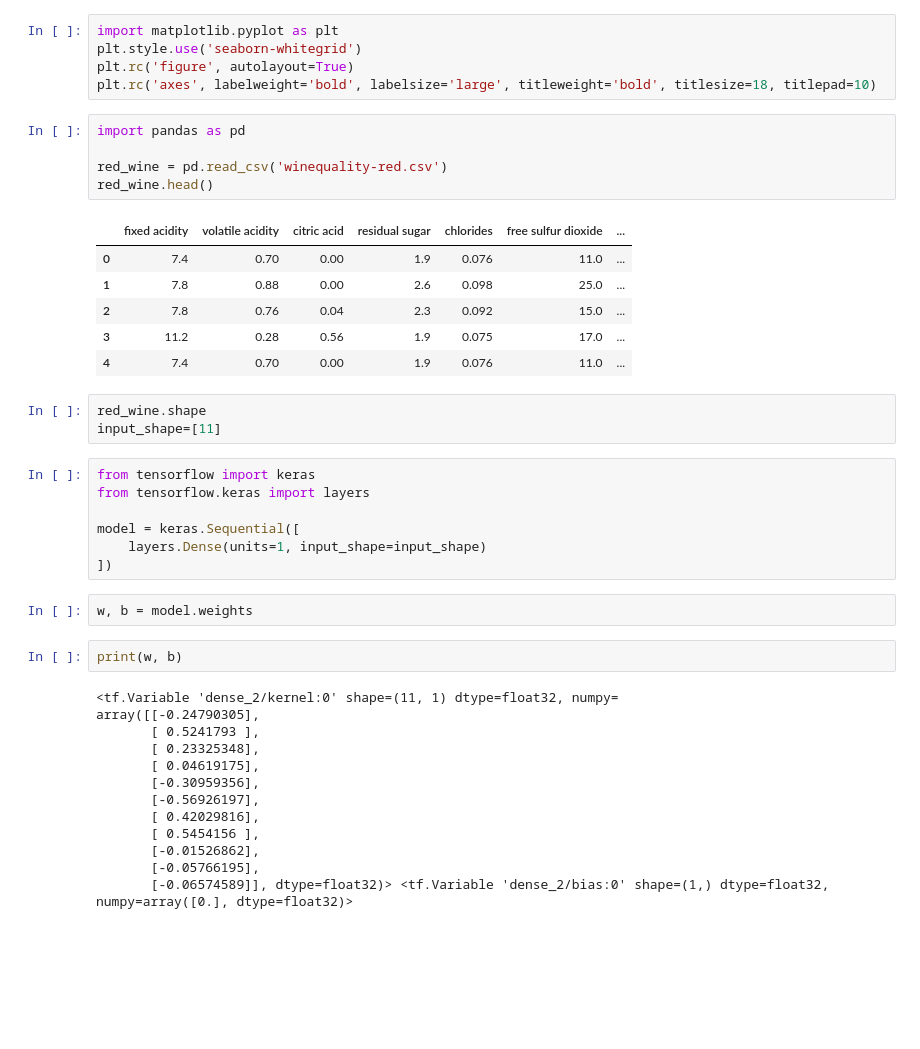
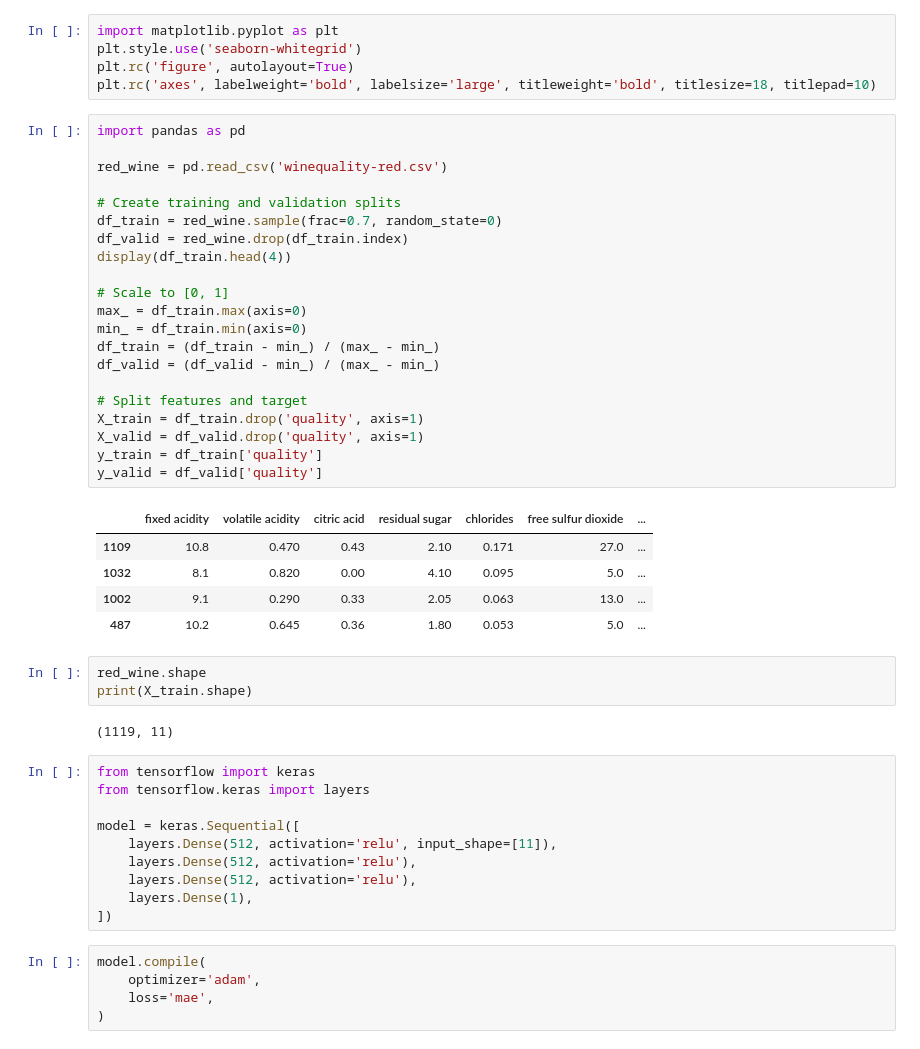
Before and after one commit to treezy254/Data-Science-Prep, a Jupyter notebook: red-wine.ipynb, the cells around one changed output. Saved outputs shown, nothing was run; the diff lists cells and outputs as text; blank space fills up the shorter version.

```diff
--- a/red-wine.ipynb
+++ b/red-wine.ipynb
@@ -7,42 +7,50 @@ import matplotlib.pyplot as plt
 plt.style.use('seaborn-whitegrid')
 plt.rc('figure', autolayout=True)
 plt.rc('axes', labelweight='bold', labelsize='large', titleweight='bold', titlesize=18, titlepad=10)
-# %%
-import pandas as pd
-
-red_wine = pd.read_csv('winequality-red.csv')
-red_wine.head()
-# %% [output]
-|  | fixed acidity | volatile acidity | citric acid | residual sugar | chlorides | free sulfur dioxide | ... |
-| 0 | 7.4 | 0.70 | 0.00 | 1.9 | 0.076 | 11.0 | ... |
-| 1 | 7.8 | 0.88 | 0.00 | 2.6 | 0.098 | 25.0 | ... |
-| 2 | 7.8 | 0.76 | 0.04 | 2.3 | 0.092 | 15.0 | ... |
-| 3 | 11.2 | 0.28 | 0.56 | 1.9 | 0.075 | 17.0 | ... |
-| 4 | 7.4 | 0.70 | 0.00 | 1.9 | 0.076 | 11.0 | ... |
-# %%
-red_wine.shape
-input_shape=[11]
+# %%
+import pandas as pd
+
+red_wine = pd.read_csv('winequality-red.csv')
+
+# Create training and validation splits
+df_train = red_wine.sample(frac=0.7, random_state=0)
+df_valid = red_wine.drop(df_train.index)
+display(df_train.head(4))
+
+# Scale to [0, 1]
+max_ = df_train.max(axis=0)
+min_ = df_train.min(axis=0)
+df_train = (df_train - min_) / (max_ - min_)
+df_valid = (df_valid - min_) / (max_ - min_)
+
+# Split features and target
+X_train = df_train.drop('quality', axis=1)
+X_valid = df_valid.drop('quality', axis=1)
+y_train = df_train['quality']
+y_valid = df_valid['quality']
+# %% [output]
+|  | fixed acidity | volatile acidity | citric acid | residual sugar | chlorides | free sulfur dioxide | ... |
+| 1109 | 10.8 | 0.470 | 0.43 | 2.10 | 0.171 | 27.0 | ... |
+| 1032 | 8.1 | 0.820 | 0.00 | 4.10 | 0.095 | 5.0 | ... |
+| 1002 | 9.1 | 0.290 | 0.33 | 2.05 | 0.063 | 13.0 | ... |
+| 487 | 10.2 | 0.645 | 0.36 | 1.80 | 0.053 | 5.0 | ... |
+# %%
+red_wine.shape
+print(X_train.shape)
+# %% [output]
+(1119, 11)
 # %%
 from tensorflow import keras
 from tensorflow.keras import layers
 
 model = keras.Sequential([
-    layers.Dense(units=1, input_shape=input_shape)
+    layers.Dense(512, activation='relu', input_shape=[11]),
+    layers.Dense(512, activation='relu'),
+    layers.Dense(512, activation='relu'),
+    layers.Dense(1),
 ])
-# %%
-w, b = model.weights
-# %%
-print(w, b)
-# %% [output]
-<tf.Variable 'dense_2/kernel:0' shape=(11, 1) dtype=float32, numpy=
-array([[-0.24790305],
-       [ 0.5241793 ],
-       [ 0.23325348],
-       [ 0.04619175],
-       [-0.30959356],
-       [-0.56926197],
-       [ 0.42029816],
-       [ 0.5454156 ],
-       [-0.01526862],
-       [-0.05766195],
-       [-0.06574589]], dtype=float32)> <tf.Variable 'dense_2/bias:0' shape=(1,) dtype=float32, numpy=array([0.], dtype=float32)>
+# %%
+model.compile(
+    optimizer='adam',
+    loss='mae',
+)
```
Also changed, not shown: parts of 4 cells of this notebook.
